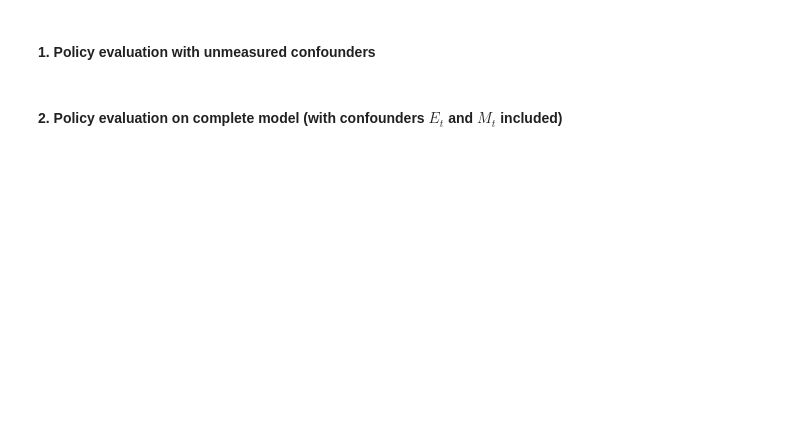
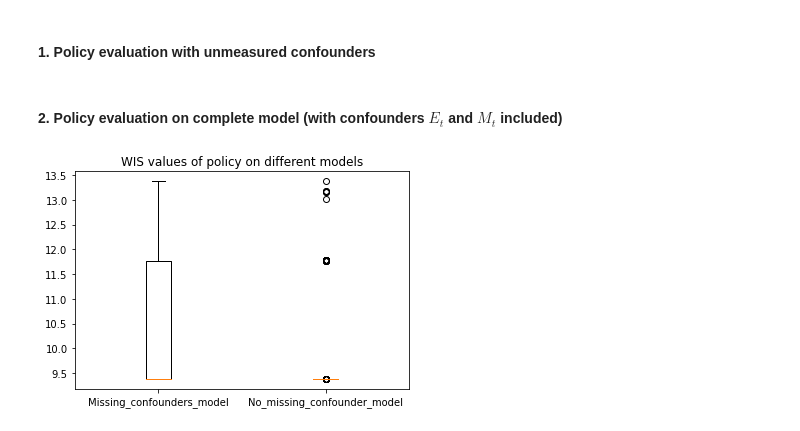
Before and after one commit to faaizT/MDPUC, a Jupyter notebook: MDPUC - model 1.ipynb, the cells around one changed output. Cells and saved outputs as stored; diff of their text form; code cells hidden in the pictures; blank space fills up the shorter version.

```diff
--- a/MDPUC.ipynb
+++ b/MDPUC - model 1.ipynb
@@ -200,3 +256,12 @@ OPevaluation_data_p2, bootwis_p2 = evaluate_policy(test_data, policy, n_states=2
 mapped_policy = mapDeterministicPolicyToNewStateSpace(policy)
 
 complete_model_test_p2, bootwis_actual_p2 = evaluate_policy(complete_model_test, mapped_policy, n_states=8, n_actions=2, gamma=0.99, n_iters=100)
+# %%
+data = [bootwis_p2, bootwis_actual_p2]
+fig, ax = plt.subplots()
+ax.set_title('WIS values of policy on different models')
+ax.boxplot(data)
+plt.xticks([1,2],['Missing_confounders_model','No_missing_confounder_model'])
+plt.show()
+# %% [output]
+[figure, added]
```
Also changed, not shown: parts of 11 cells of this notebook, 2 other files.
